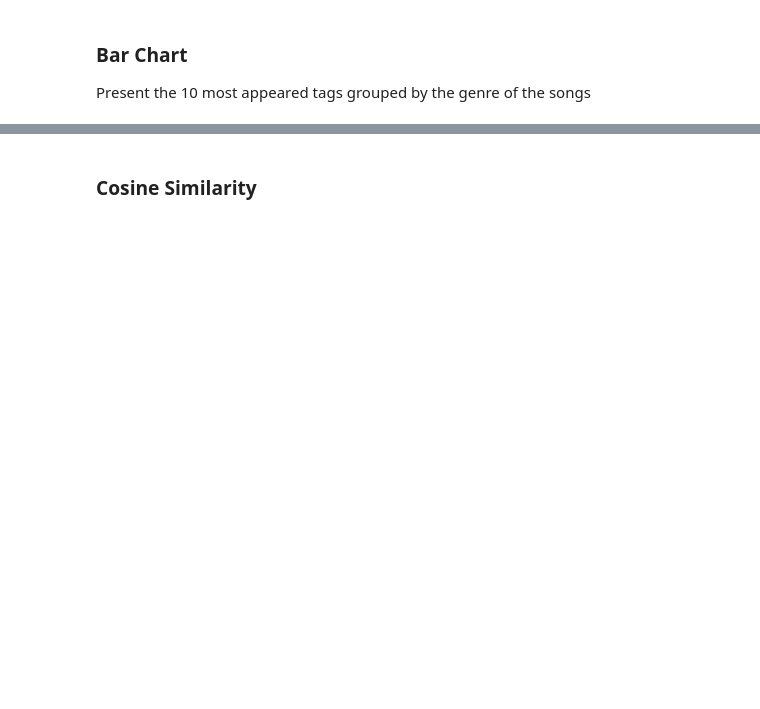
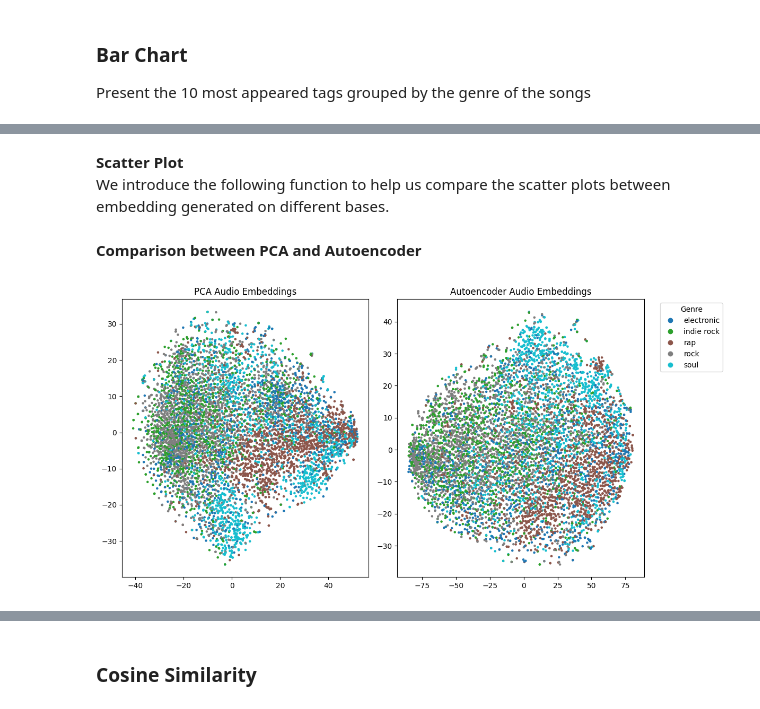
Before and after one commit to Oiko8/Multimodal-Music-Analysis, a Jupyter notebook: part1(oiko).ipynb, the cells around one changed output, grey strips where cells are left out. Drawn from its saved outputs; the diff is of its cells as text; code cells hidden in the pictures; blank space fills up the shorter version.

Commit message:
part1 updated: text embeds

```diff
--- a/part1(oiko).ipynb
+++ b/part1(oiko).ipynb
@@ -257,7 +255,0 @@ pca_audio_embeddings.shape
-# %%
-from sklearn.manifold import TSNE
-
-# --- t-SNE visualization of the PCA and autoencoder embeddings ---
-tsne = TSNE(n_components=2, perplexity=30, random_state=42)
-X_tsne_pca = tsne.fit_transform(pca_audio_embeddings)
-X_tsne_auto = tsne.fit_transform(autoenc_audio_embeddings)
@@ -358,0 +329,40 @@ for genre in data['genres'].unique():
+# %% [markdown]
+**Scatter Plot**
+We introduce the following function to help us compare the scatter plots between embedding generated on different bases.
+# %%
+from sklearn.manifold import TSNE
+
+def scatter_plot_comparison(embed1, embed2, title1="PCA Embeddings", title2="Autoencoder Embeddings"):
+
+    # --- t-SNE visualization of the PCA and autoencoder embeddings ---
+    tsne = TSNE(n_components=2, learning_rate=200, perplexity=50, max_iter=2000, random_state=42)
+    X1 = tsne.fit_transform(embed1)
+    X2 = tsne.fit_transform(embed2)
+
+    # --- color the points by genre ---
+    categories = data['genres'].astype('category')
+    y = categories.cat.codes
+    genre_names = categories.cat.categories
+
+    # --- scatter plot of the t-SNE embeddings colored by genre ---
+    fig, axes = plt.subplots(1,2, figsize=(12,6))
+
+    scatter1 = axes[0].scatter(X1[:,0], X1[:,1], c=y, cmap='tab10', s=5)
+    axes[0].set_title(title1)
+
+    scatter2 = axes[1].scatter(X2[:,0], X2[:,1], c=y, cmap='tab10', s=5)
+    axes[1].set_title(title2)
+
+    handles, _ = scatter1.legend_elements()
+    axes[1].legend(handles, genre_names, title="Genre", bbox_to_anchor=(1.05, 1), loc='upper left')
+
+    plt.tight_layout()
+
+    plt.show()
+# %% [markdown]
+**Comparison between PCA and Autoencoder**
+# %%
+# --- Comparing the PCA and autoencoder embeddings with t-SNE visualization ---
+scatter_plot_comparison(pca_audio_embeddings, autoenc_audio_embeddings, title1="PCA Audio Embeddings", title2="Autoencoder Audio Embeddings")
+# %% [output]
+[figure, added]
```
Also changed, not shown: parts of 21 cells of this notebook, 1 other file.
